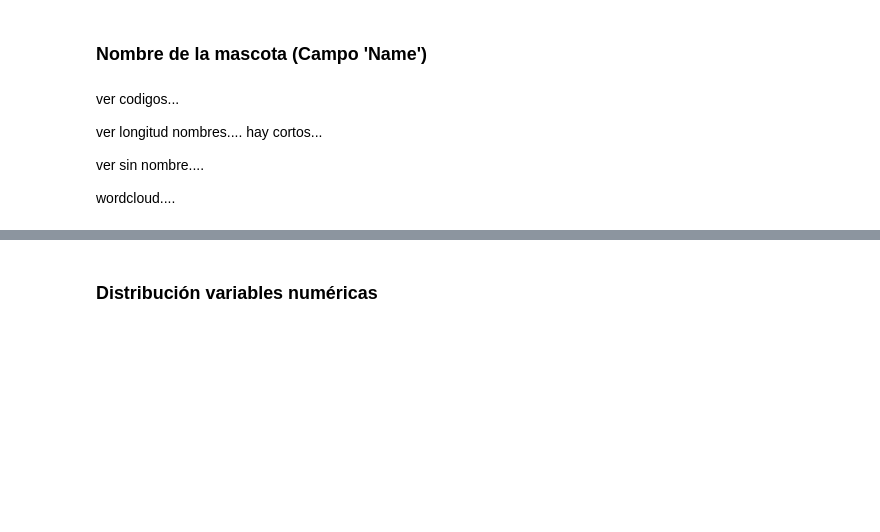
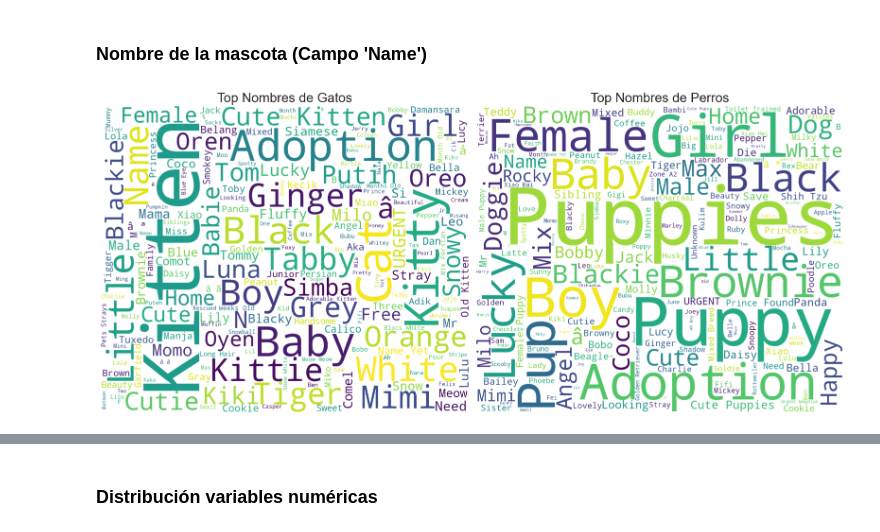
Before and after one commit to fechhh/laboII, a Jupyter notebook: EDA/eda_manual.ipynb, the cells around one changed output, grey strips where cells are left out. Saved outputs shown, nothing was run; the diff lists cells and outputs as text; code cells hidden in the pictures; blank space fills up the shorter version.

Commit message:
incluyo nombre al eda

```diff
--- a/EDA/eda_manual.ipynb
+++ b/EDA/eda_manual.ipynb
@@ -144,11 +144,3 @@ Las variables que presentan datos nulos son nombre y descripción. Quedando 1265
 En ambos casos consideramos que no es un error sino que han sido omitidos adrede. Estas variables serán tratadas oportunamente.
 # %% [markdown]
 ### Nombre de la mascota (Campo 'Name')
-# %% [markdown]
-ver codigos...
-
-ver longitud nombres.... hay cortos...
-
-ver sin nombre....
-
-wordcloud....
@@ -154,0 +149,23 @@ wordcloud....
+# %%
+# Crear una figura con dos subgráficas
+fig, ax = plt.subplots(1, 2, figsize=(16, 12))
+
+# Nube de palabras para los gatos
+text_cat = ' '.join(dataset_orig.loc[dataset_orig['Type'] == 'Cat', 'Name'].fillna('').values)
+wordcloud_cat = WordCloud(max_font_size=None, background_color='white', width=1200, height=1000).generate(text_cat)
+ax[0].imshow(wordcloud_cat, interpolation='bilinear')
+ax[0].set_title('Top Nombres de Gatos',fontdict={"fontsize": 20})
+ax[0].axis("off")  # Ocultar los ejes
+
+# Nube de palabras para los perros
+text_dog = ' '.join(dataset_orig.loc[dataset_orig['Type'] == 'Dog', 'Name'].fillna('').values)
+wordcloud_dog = WordCloud(max_font_size=None, background_color='white', width=1200, height=1000).generate(text_dog)
+ax[1].imshow(wordcloud_dog, interpolation='bilinear')
+ax[1].set_title('Top Nombres de Perros',fontdict={"fontsize": 20})
+ax[1].axis("off")  # Ocultar los ejes
+
+# Mostrar el gráfico
+plt.tight_layout()  # Ajustar el layout
+plt.show()
+# %% [output]
+[figure, added]
```
Also changed, not shown: parts of 5 cells of this notebook.
